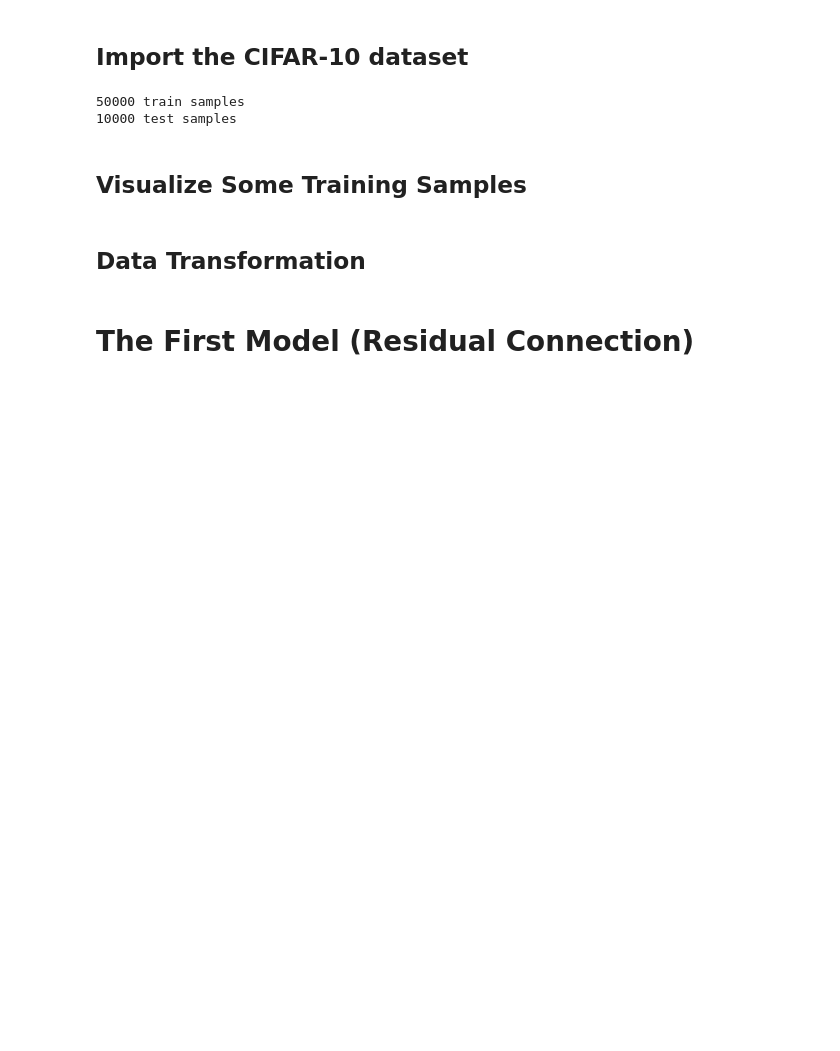
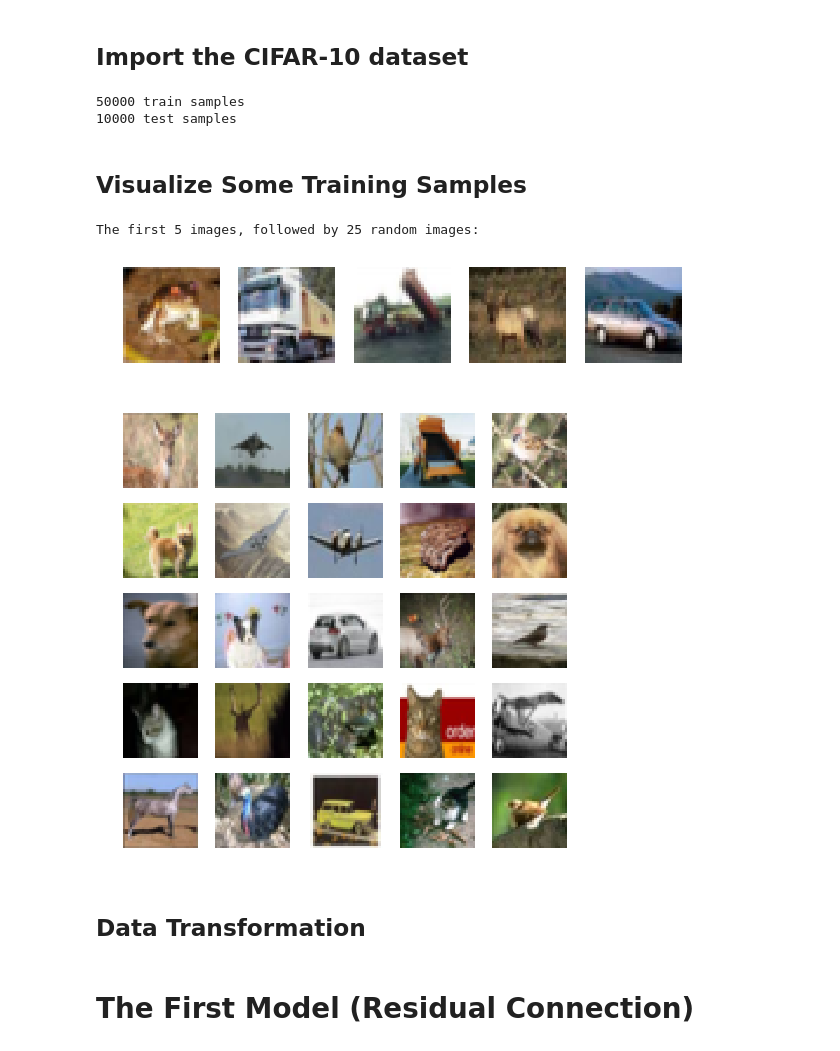
Before and after one commit to timlautk/BCD-for-DNNs, a Jupyter notebook: Keras/cifar_10_mlp_experiments.ipynb, the cells around one changed output. Saved outputs shown, nothing was run; the diff lists cells and outputs as text; code cells hidden in the pictures; blank space fills up the shorter version.

```diff
--- a/Keras/cifar_10_mlp_experiments.ipynb
+++ b/Keras/cifar_10_mlp_experiments.ipynb
@@ -73,19 +73,23 @@ print(x_test.shape[0], 'test samples')
 # %%
 import matplotlib.pyplot as plt
 %matplotlib inline
 
-# fig, axes = plt.subplots(1,5,figsize=(10,10))
-# print('The first 5 images, followed by 25 random images:')
-# for i in range(5):
-#     axes[i].set_axis_off()
-#     axes[i].imshow(x_train[i], interpolation='nearest')
+fig, axes = plt.subplots(1,5,figsize=(10,10))
+print('The first 5 images, followed by 25 random images:')
+for i in range(5):
+    axes[i].set_axis_off()
+    axes[i].imshow(x_train[i], interpolation='nearest')
 
-# fig1, axes1 = plt.subplots(5,5,figsize=(8,8))
-# for j in range(5):
-#     for k in range(5):
-#         i = np.random.choice(range(len(x_train)))
-#         axes1[j][k].set_axis_off()
-#         axes1[j][k].imshow(x_train[i:i+1][0], interpolation='nearest')
+fig1, axes1 = plt.subplots(5,5,figsize=(8,8))
+for j in range(5):
+    for k in range(5):
+        i = np.random.choice(range(len(x_train)))
+        axes1[j][k].set_axis_off()
+        axes1[j][k].imshow(x_train[i:i+1][0], interpolation='nearest')
+# %% [output]
+The first 5 images, followed by 25 random images:
+[figure, added]
+[figure, added]
 # %% [markdown]
 ## Data Transformation
 # %%
```
Also changed, not shown: parts of 13 cells of this notebook.
